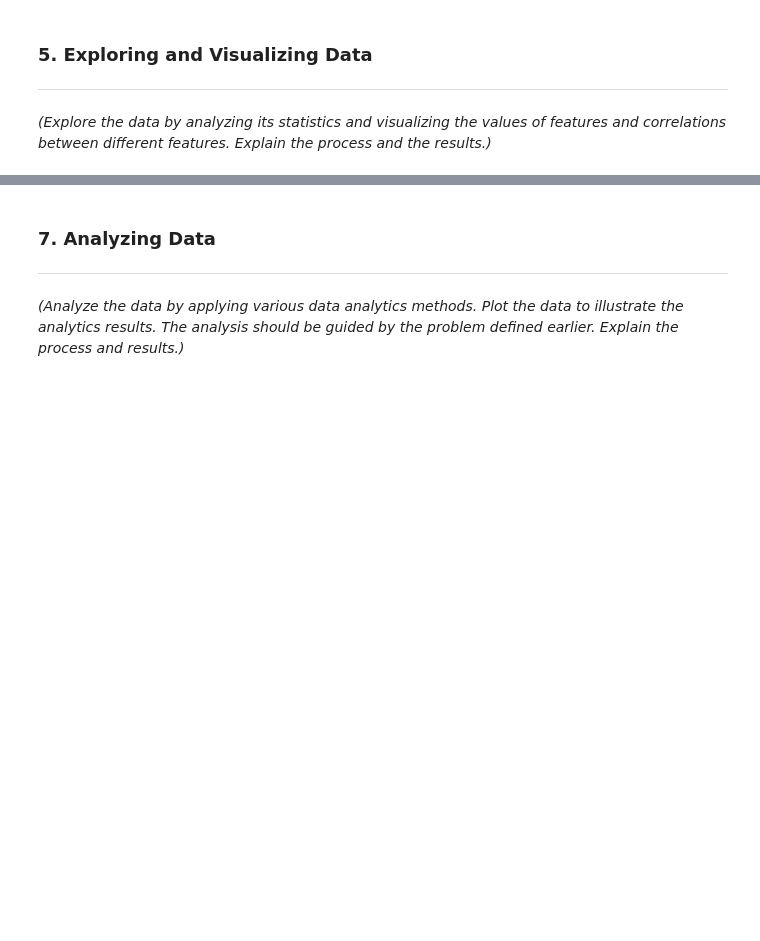
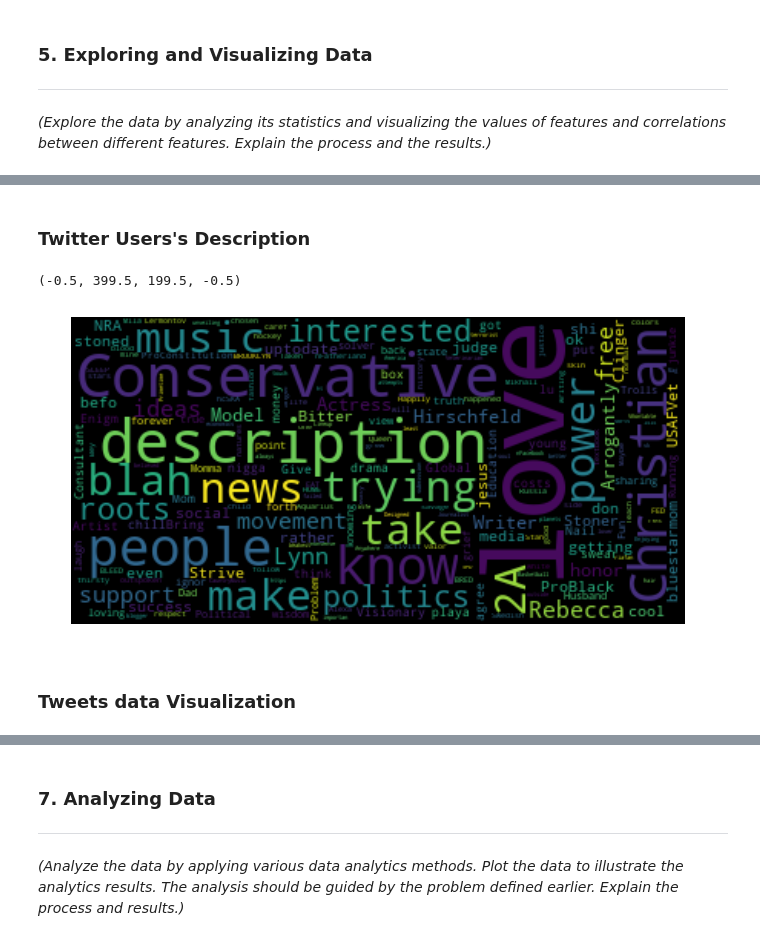
Before and after one commit to Jdeep/info212project, a Jupyter notebook: INFO212-Final-Project-Report(1).ipynb, the cells around one changed output, grey strips where cells are left out. Cells and saved outputs as stored; diff of their text form; code cells hidden in the pictures; blank space fills up the shorter version.

```diff
--- a/INFO212-Final-Project-Report(1).ipynb
+++ b/INFO212-Final-Project-Report(1).ipynb
@@ -58,0 +408,15 @@ dataset were released by twitter. The data is broken up into two files tweets.cs
+# %% [markdown]
+### Twitter Users's Description
+# %%
+tweet_text = WordCloud().generate(str(twitter_user['description']))
+# Display the generated image:
+# the matplotlib way:
+fig = plt.figure(figsize=(11,10))
+axis1 = fig.add_subplot(111)
+axis1.imshow(tweet_text, interpolation='bilinear')
+axis1.axis("off")
+# %% [output]
+(-0.5, 399.5, 199.5, -0.5)
+[figure, added]
+# %% [markdown]
+### Tweets data Visualization
```
Also changed, not shown: parts of 55 cells of this notebook.
